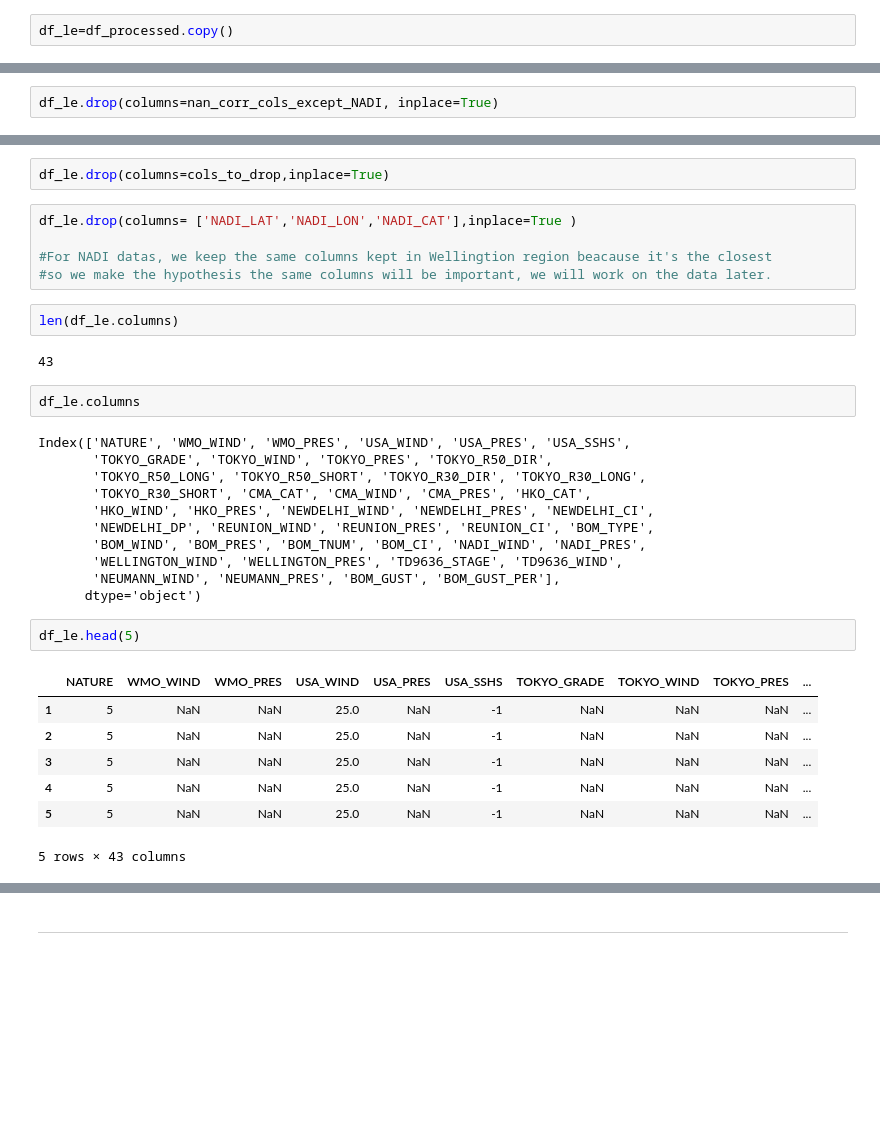
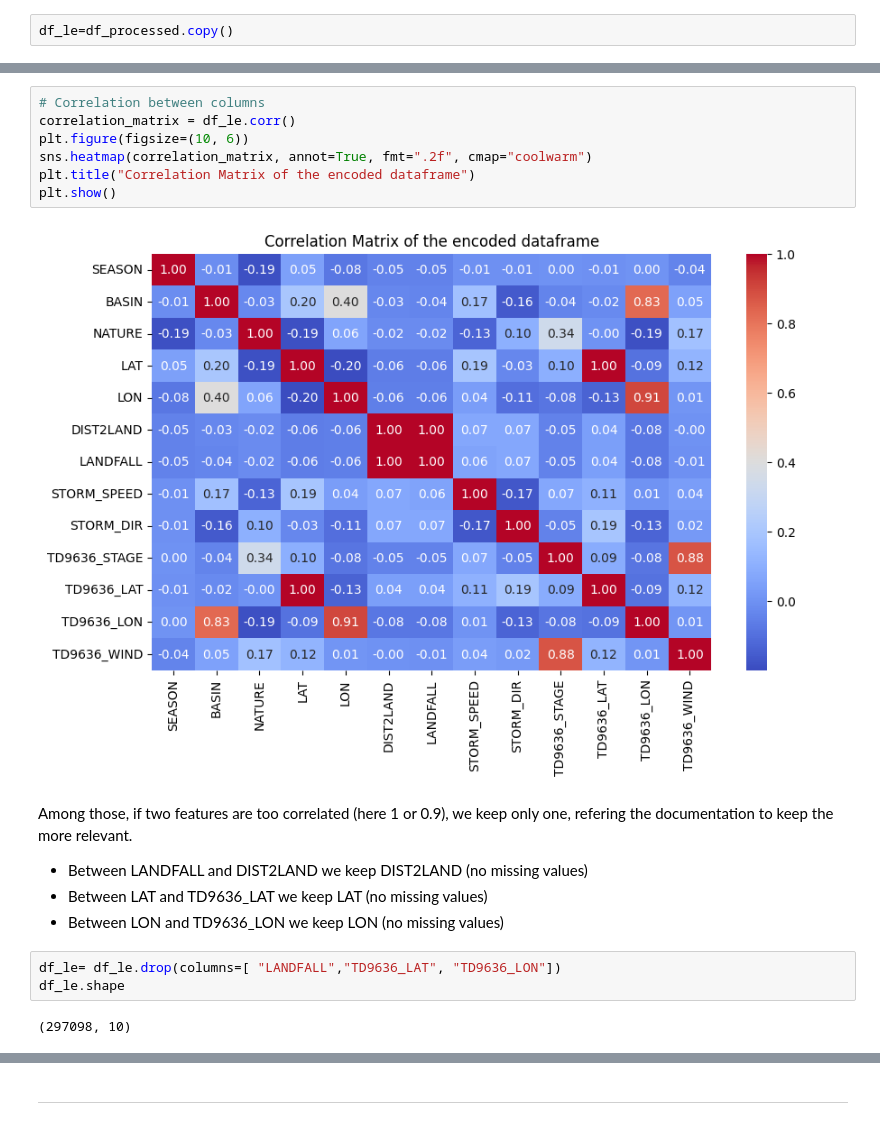
Before and after one commit to Oriane-O/TropicalStormsPrediction, a Jupyter notebook: data_exploration.ipynb, the cells around one changed output, grey strips where cells are left out. Saved outputs shown, nothing was run; the diff lists cells and outputs as text; blank space fills up the shorter version.

```diff
--- a/data_exploration.ipynb
+++ b/data_exploration.ipynb
@@ -464,2 +308,0 @@ nan_corr_cols_except_NADI = [col for col in nan_corr_cols if col not in cols_to_
-# %%
-df_le.drop(columns=nan_corr_cols_except_NADI, inplace=True)
@@ -555,34 +309,19 @@ cols_to_drop = [col for col in df_le.columns if abs(correlation_td9636[col]) < t
-# %%
-df_le.drop(columns=cols_to_drop,inplace=True)
-# %%
-df_le.drop(columns= ['NADI_LAT','NADI_LON','NADI_CAT'],inplace=True )
-
-#For NADI datas, we keep the same columns kept in Wellingtion region beacause it's the closest
-#so we make the hypothesis the same columns will be important, we will work on the data later.
-# %%
-len(df_le.columns)
-# %% [output]
-43
-# %%
-df_le.columns
-# %% [output]
-Index(['NATURE', 'WMO_WIND', 'WMO_PRES', 'USA_WIND', 'USA_PRES', 'USA_SSHS',
-       'TOKYO_GRADE', 'TOKYO_WIND', 'TOKYO_PRES', 'TOKYO_R50_DIR',
-       'TOKYO_R50_LONG', 'TOKYO_R50_SHORT', 'TOKYO_R30_DIR', 'TOKYO_R30_LONG',
-       'TOKYO_R30_SHORT', 'CMA_CAT', 'CMA_WIND', 'CMA_PRES', 'HKO_CAT',
-       'HKO_WIND', 'HKO_PRES', 'NEWDELHI_WIND', 'NEWDELHI_PRES', 'NEWDELHI_CI',
-       'NEWDELHI_DP', 'REUNION_WIND', 'REUNION_PRES', 'REUNION_CI', 'BOM_TYPE',
-       'BOM_WIND', 'BOM_PRES', 'BOM_TNUM', 'BOM_CI', 'NADI_WIND', 'NADI_PRES',
-       'WELLINGTON_WIND', 'WELLINGTON_PRES', 'TD9636_STAGE', 'TD9636_WIND',
-       'NEUMANN_WIND', 'NEUMANN_PRES', 'BOM_GUST', 'BOM_GUST_PER'],
-      dtype='object')
-# %%
-df_le.head(5)
-# %% [output]
-|  | NATURE | WMO_WIND | WMO_PRES | USA_WIND | USA_PRES | USA_SSHS | TOKYO_GRADE | TOKYO_WIND | TOKYO_PRES | ... |
-| 1 | 5 | NaN | NaN | 25.0 | NaN | -1 | NaN | NaN | NaN | ... |
-| 2 | 5 | NaN | NaN | 25.0 | NaN | -1 | NaN | NaN | NaN | ... |
-| 3 | 5 | NaN | NaN | 25.0 | NaN | -1 | NaN | NaN | NaN | ... |
-| 4 | 5 | NaN | NaN | 25.0 | NaN | -1 | NaN | NaN | NaN | ... |
-| 5 | 5 | NaN | NaN | 25.0 | NaN | -1 | NaN | NaN | NaN | ... |
-5 rows × 43 columns
+# %%
+# Correlation between columns
+correlation_matrix = df_le.corr()
+plt.figure(figsize=(10, 6))
+sns.heatmap(correlation_matrix, annot=True, fmt=".2f", cmap="coolwarm")
+plt.title("Correlation Matrix of the encoded dataframe")
+plt.show()
+# %% [output]
+[figure, added]
+# %% [markdown]
+Among those, if two features are too correlated (here 1 or 0.9), we keep only one, refering the documentation to keep the more relevant.
+- Between LANDFALL and DIST2LAND we keep DIST2LAND (no missing values)
+- Between LAT and TD9636_LAT we keep LAT (no missing values)
+- Between LON and TD9636_LON we keep LON (no missing values)
+# %%
+df_le= df_le.drop(columns=[ "LANDFALL","TD9636_LAT", "TD9636_LON"])
+df_le.shape
+# %% [output]
+(297098, 10)
```
Also changed, not shown: parts of 70 cells of this notebook.
